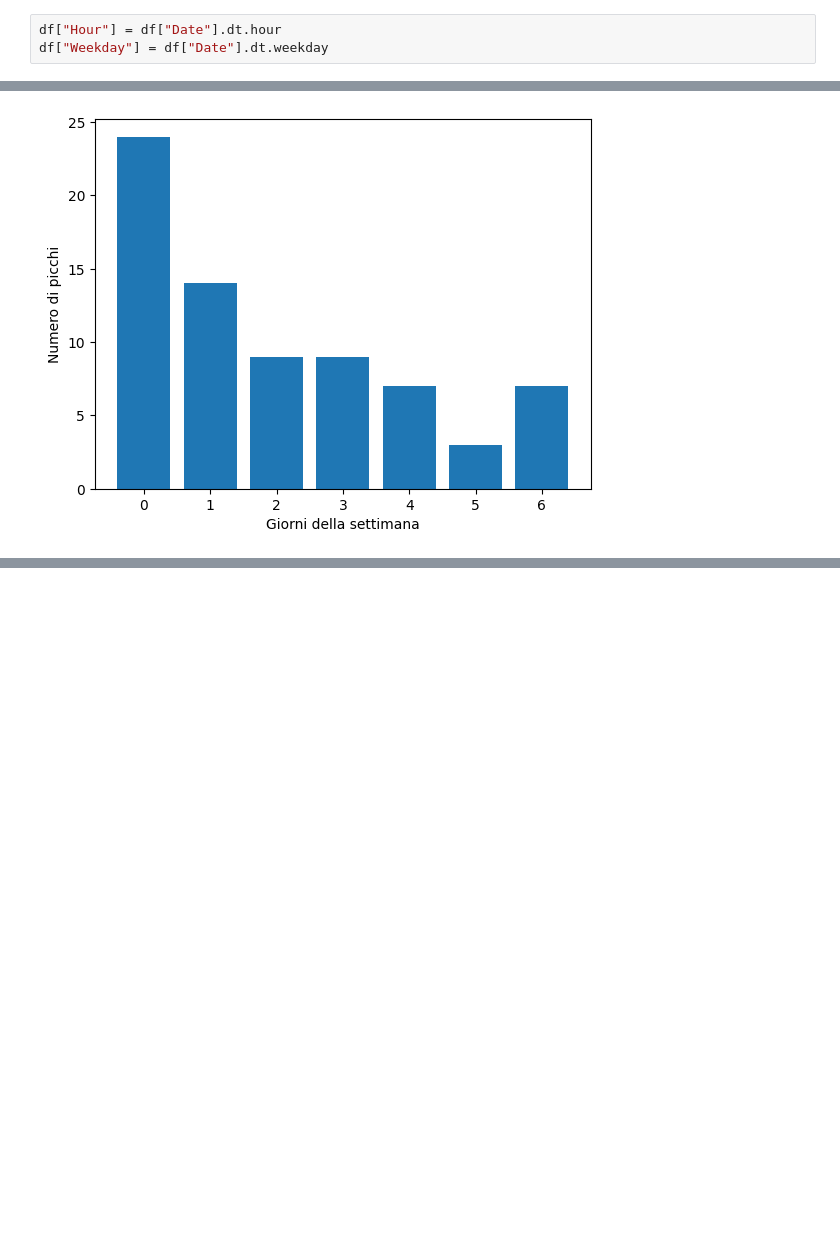
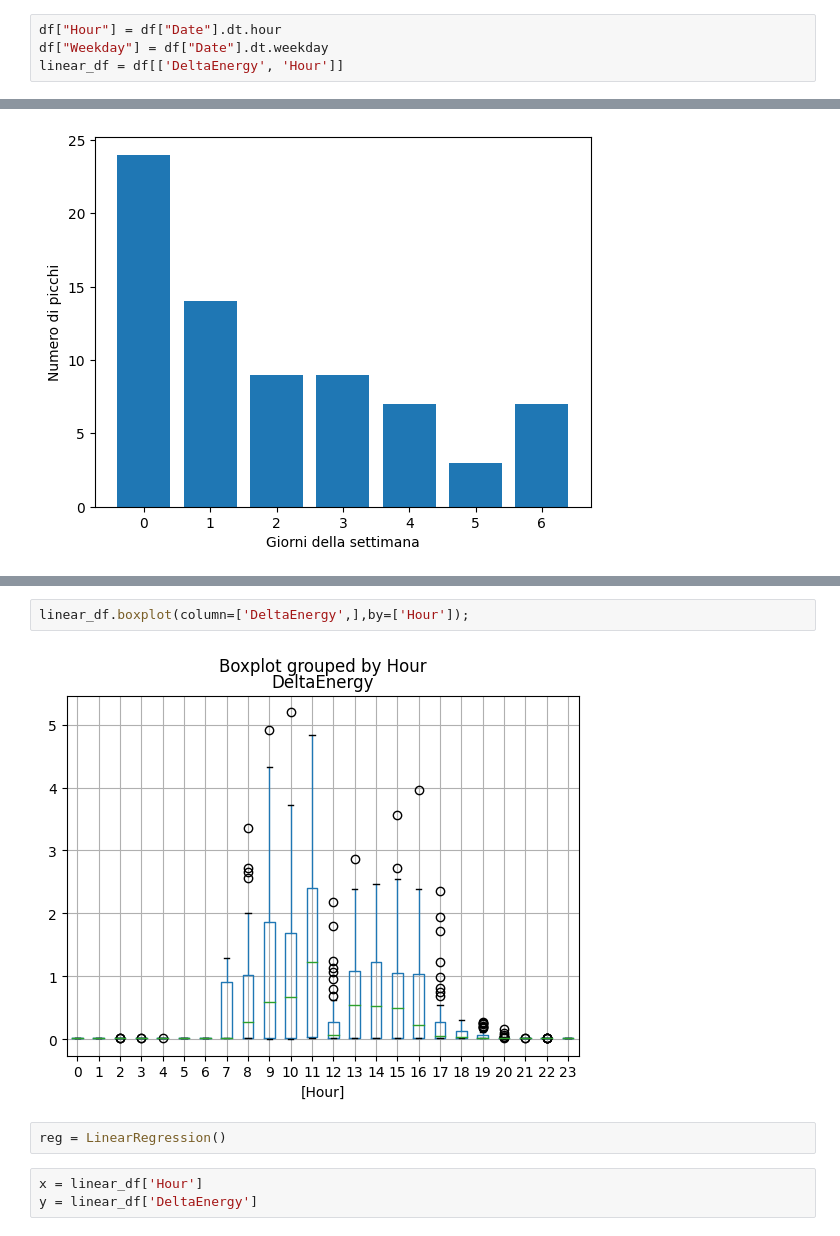
Before and after one commit to gerardocipriano/coffe-machine-heatmap, a Jupyter notebook: coffee_machine_heatmap.ipynb, the cells around one changed output, grey strips where cells are left out. Cells and saved outputs as stored; diff of their text form; blank space fills up the shorter version.

Commit message:
linear regression analysis

```diff
--- a/coffee_machine_heatmap.ipynb
+++ b/coffee_machine_heatmap.ipynb
@@ -110,6 +115,7 @@ peak
 # %%
 df["Hour"] = df["Date"].dt.hour
 df["Weekday"] = df["Date"].dt.weekday
+linear_df = df[['DeltaEnergy', 'Hour']]
 # %% [markdown]
 ##### Raggruppo i consumi in KwH in base al giorno e all'ora e ne faccio la media
 # %%
@@ -186,0 +215,9 @@ Text(0, 0.5, 'Numero di picchi')
+# %%
+linear_df.boxplot(column=['DeltaEnergy',],by=['Hour']);
+# %% [output]
+[figure, added]
+# %%
+reg = LinearRegression()
+# %%
+x = linear_df['Hour']
+y = linear_df['DeltaEnergy']
```
Also changed, not shown: parts of 22 cells of this notebook.
